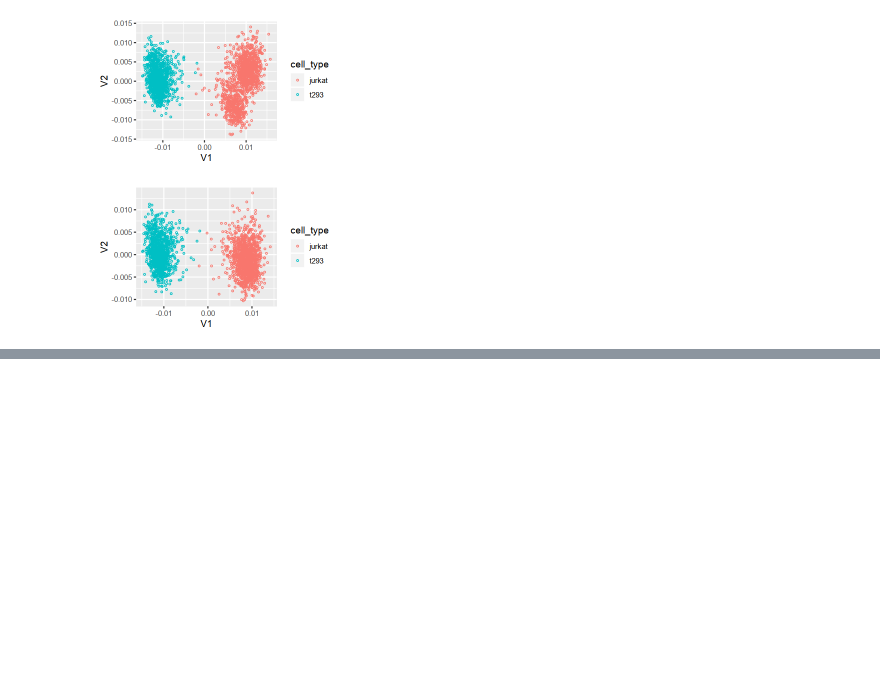
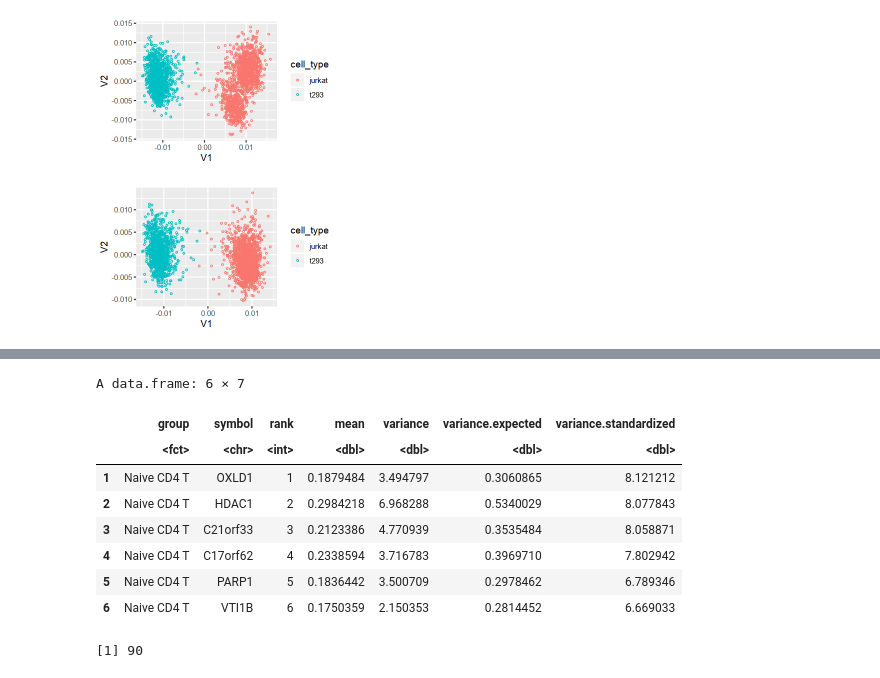
Before and after one commit to immunogenomics/singlecellmethods, a Jupyter notebook: example.ipynb, the cells around one changed output, grey strips where cells are left out. Saved outputs shown, nothing was run; the diff lists cells and outputs as text; code cells hidden in the pictures; blank space fills up the shorter version.

```diff
--- a/example.ipynb
+++ b/example.ipynb
@@ -317,0 +524,3 @@ resw <- soft_kmeans_weighted_cpp(X[, c(1, 5, 10, 332, 281, 382)], X, weights, 20
+# %%
+singlecellmethods::vargenes_vst(object, topn=100) %>% head
+singlecellmethods::vargenes_vst(object) %>% head
@@ -317,0 +538,14 @@ resw <- soft_kmeans_weighted_cpp(X[, c(1, 5, 10, 332, 281, 382)], X, weights, 20
+# %%
+singlecellmethods::vargenes_vst(object, pbmc3k@meta.data$seurat_annotations) %>% head
+singlecellmethods::vargenes_vst(object, pbmc3k@meta.data$seurat_annotations, topn=10) %>% length
+# %% [output]
+A data.frame: 6 × 7
+|  | group | symbol | rank | mean | variance | variance.expected | variance.standardized |
+|  | <fct> | <chr> | <int> | <dbl> | <dbl> | <dbl> | <dbl> |
+| 1 | Naive CD4 T | OXLD1 | 1 | 0.1879484 | 3.494797 | 0.3060865 | 8.121212 |
+| 2 | Naive CD4 T | HDAC1 | 2 | 0.2984218 | 6.968288 | 0.5340029 | 8.077843 |
+| 3 | Naive CD4 T | C21orf33 | 3 | 0.2123386 | 4.770939 | 0.3535484 | 8.058871 |
+| 4 | Naive CD4 T | C17orf62 | 4 | 0.2338594 | 3.716783 | 0.3969710 | 7.802942 |
+| 5 | Naive CD4 T | PARP1 | 5 | 0.1836442 | 3.500709 | 0.2978462 | 6.789346 |
+| 6 | Naive CD4 T | VTI1B | 6 | 0.1750359 | 2.150353 | 0.2814452 | 6.669033 |
+[1] 90
```
Also changed, not shown: parts of 35 cells of this notebook, 9 other files.
